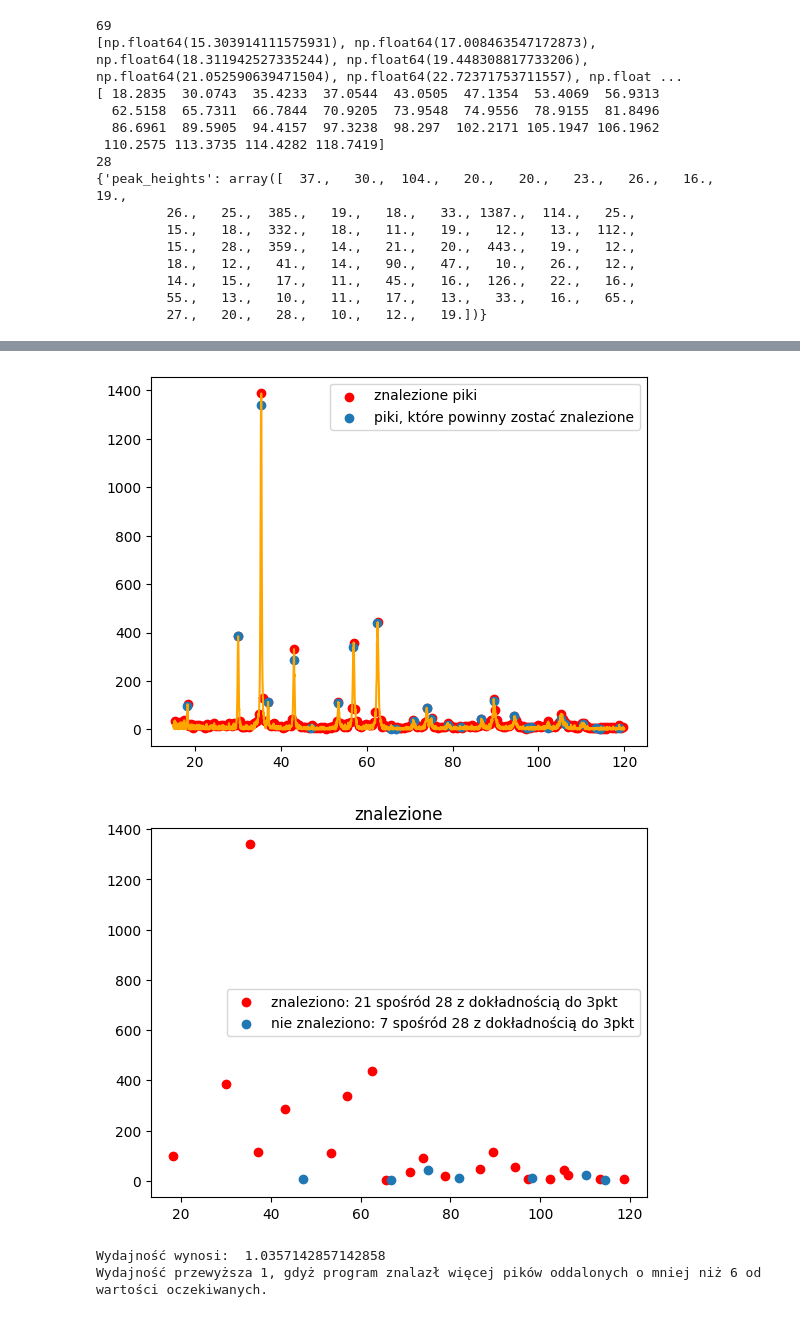
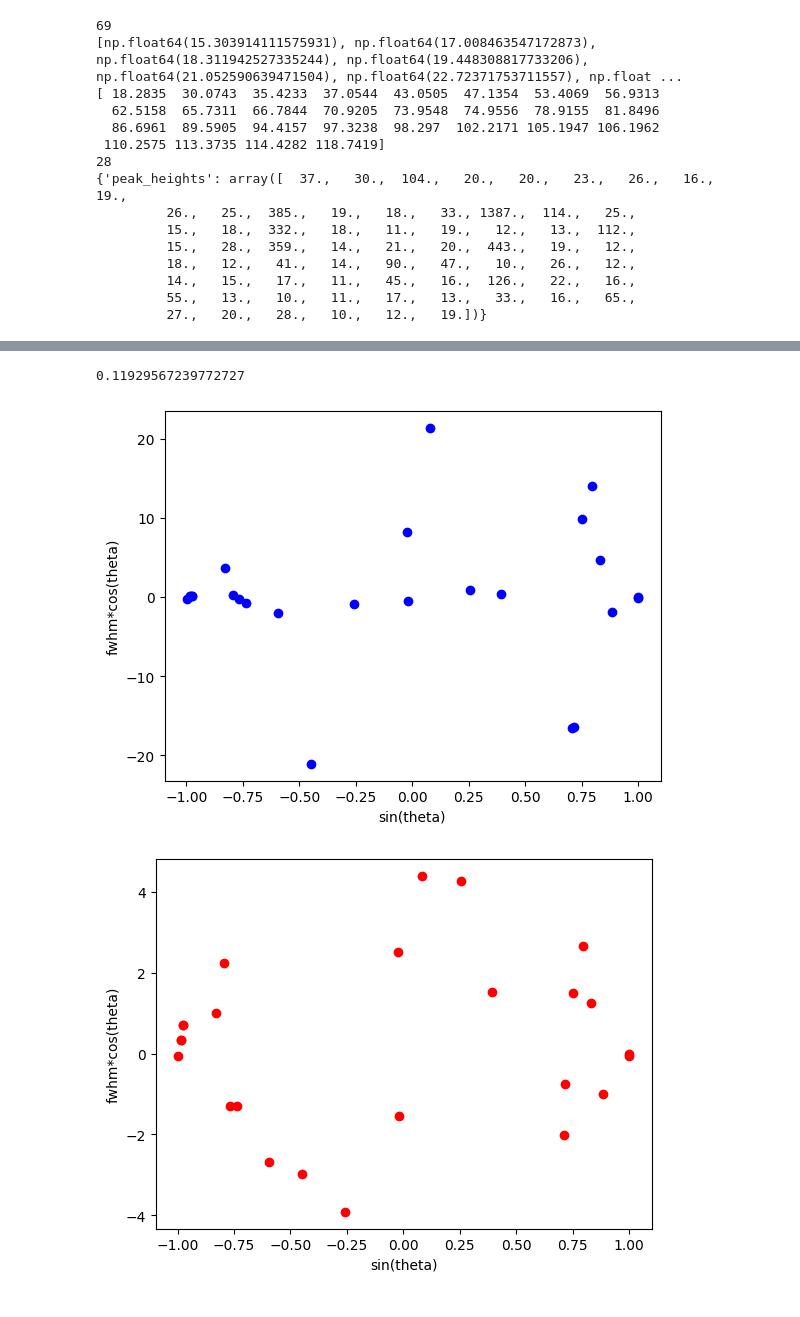
Before and after one commit to natkurdz/XRD-AI, a Jupyter notebook: testing_sample.ipynb, the cells around one changed output, grey strips where cells are left out. Saved outputs shown, nothing was run; the diff lists cells and outputs as text; code cells hidden in the pictures.

```diff
--- a/testing_sample.ipynb
+++ b/testing_sample.ipynb
@@ -266,7 +326,40 @@ Wydajność wynosi:  0.9285714285714286
+# %%
+counts_above_40=[]
+x_counts_above_40 = []
+for i in range(len(f.counts)):
+    if f.counts[i]>40:
+        counts_above_40.append(f.counts[i])
+        x_counts_above_40.append(f.x[i])
+
+nr_of_step = len(counts_above_40)
+# x_counts_above_40 = np.linspace(f.theta_start, f.theta_stop, nr_of_step)
+if nr_of_step > 1:
+    step = (f.theta_stop - f.theta_start) / (nr_of_step - 1)
+else:
+    step = 0.0
+print(step)
+# %% [output]
+0.11929567239772727
 # %%
-peaks,correct_peaks,index_corrected,gauss_fit = peak_detect(f.without_bac_counts,f.x,0, 10, 0.001,f.two_theta,f.theta_start,f.step,6,False,True)
+peaks,correct_peaks,index_corrected,gauss_fit,_ = peak_detect(counts_above_40,x_counts_above_40,0, 10, 0.001,f.two_theta,f.theta_start,step,7,False,True)
-# %% [output]
-[figure, removed]
-[figure, removed]
-Wydajność wynosi:  1.0357142857142858
-Wydajność przewyższa 1, gdyż program znalazł więcej pików oddalonych o mniej niż 6 od wartości oczekiwanych.
+# %%
+fwhm,t_fwhm,diff = finding_fwhm(counts_above_40,index_corrected,x_counts_above_40,gauss_fit,f.theta_start,step)
+xx,yy = [],[]
+for i in range(len(fwhm)):
+    xx.append(math.sin(t_fwhm[i]))
+    yy.append(fwhm[i]*math.cos(t_fwhm[i]))
+plt.scatter(xx,yy,color = "blue")
+plt.xlabel("sin(theta)")
+plt.ylabel("fwhm*cos(theta)")
+plt.show()
+xx,yy = [],[]
+for i in range(len(diff)):
+    xx.append(math.sin(t_fwhm[i]))
+    yy.append(diff[i]*math.cos(t_fwhm[i]))
+plt.scatter(xx,yy,color = "red")
+plt.xlabel("sin(theta)")
+plt.ylabel("fwhm*cos(theta)")
+plt.show()
+# %% [output]
+[figure, added]
+[figure, added]
```
Also changed, not shown: parts of 9 cells of this notebook.
